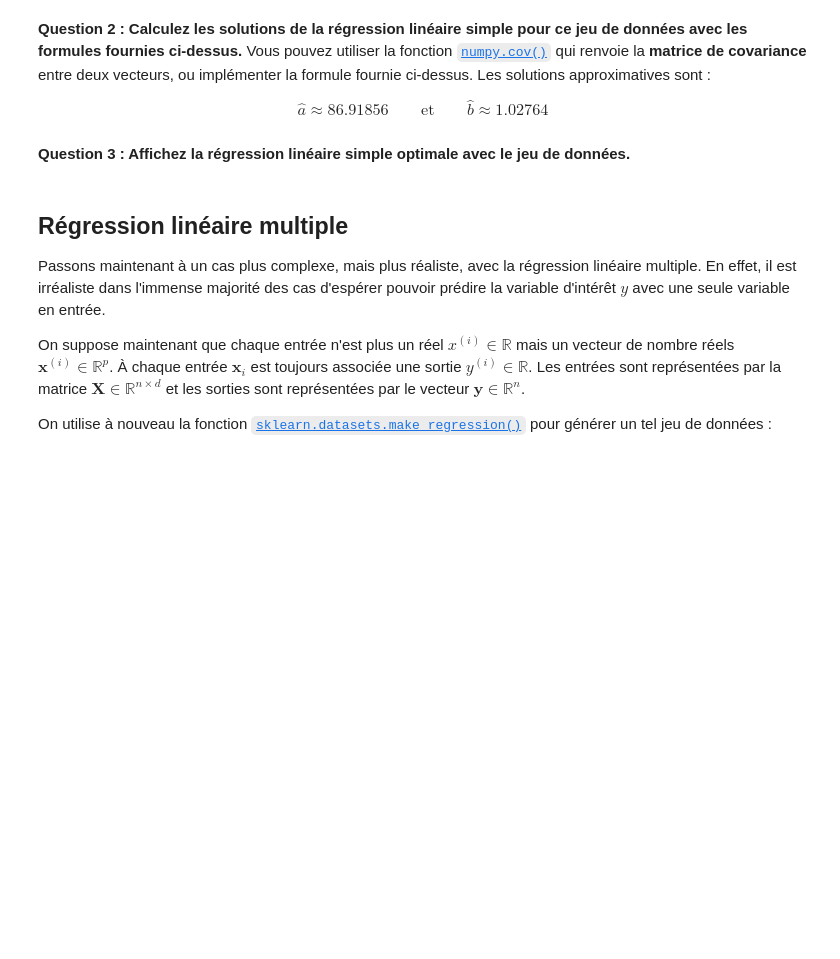
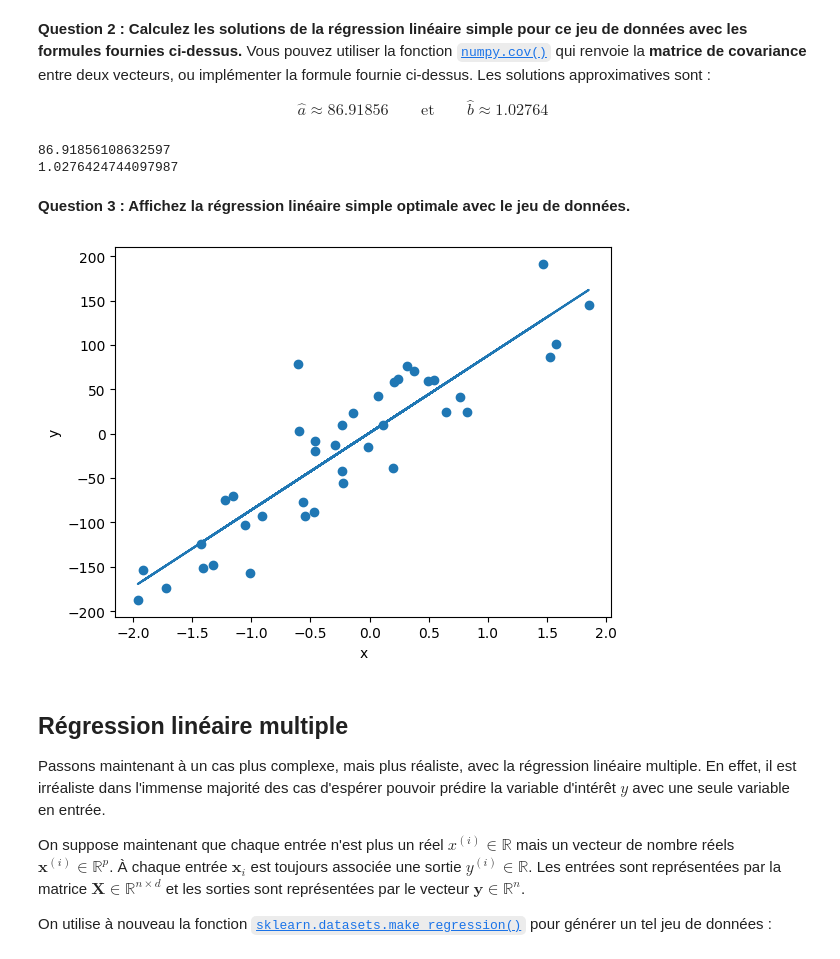
Before and after one commit to tom-lebesnerais/jupyter_notebook, a Jupyter notebook: notebooks/Exercices - NumPy - Sujet.ipynb, the cells around one changed output. Cells and saved outputs as stored; diff of their text form; code cells hidden in the pictures; blank space fills up the shorter version.

```diff
--- a/notebooks/Exercices - NumPy - Sujet.ipynb
+++ b/notebooks/Exercices - NumPy - Sujet.ipynb
@@ -59,11 +64,32 @@ $$
     \hat{a} \approx 86.91856 \qquad\text{et}\qquad \hat{b} \approx 1.02764
 $$
 # %%
-# TODO
+mat_cov = np.cov(x_lin_sim,y_lin_sim)
+a = mat_cov[0][1]/mat_cov[0][0]
+x_ = 0
+y_ = 0
+for e in x_lin_sim:
+    x_+=e
+x_/=len(x_lin_sim)
+for i in y_lin_sim:
+    y_+=i
+y_/=len(y_lin_sim)
+b = y_ - a*x_
+print(a)
+print(b)
+# %% [output]
+86.91856108632597
+1.0276424744097987
 # %% [markdown]
 **Question 3 : Affichez la régression linéaire simple optimale avec le jeu de données.**
 # %%
-# TODO
+plt.scatter(x_lin_sim, y_lin_sim)
+plt.plot(x_lin_sim, a * x_lin_sim + b)
+plt.xlabel("x")
+plt.ylabel("y")
+plt.show()
+# %% [output]
+[figure, added]
 # %% [markdown]
 ## Régression linéaire multiple
 
```
Also changed, not shown: parts of 7 cells of this notebook, 1 other file.
